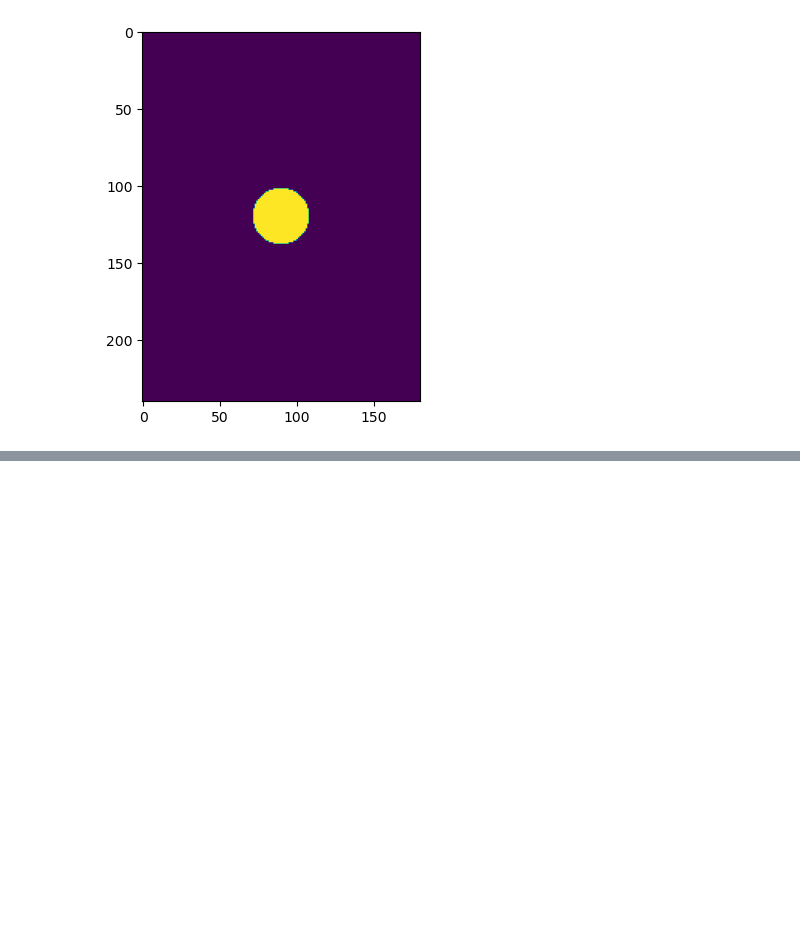
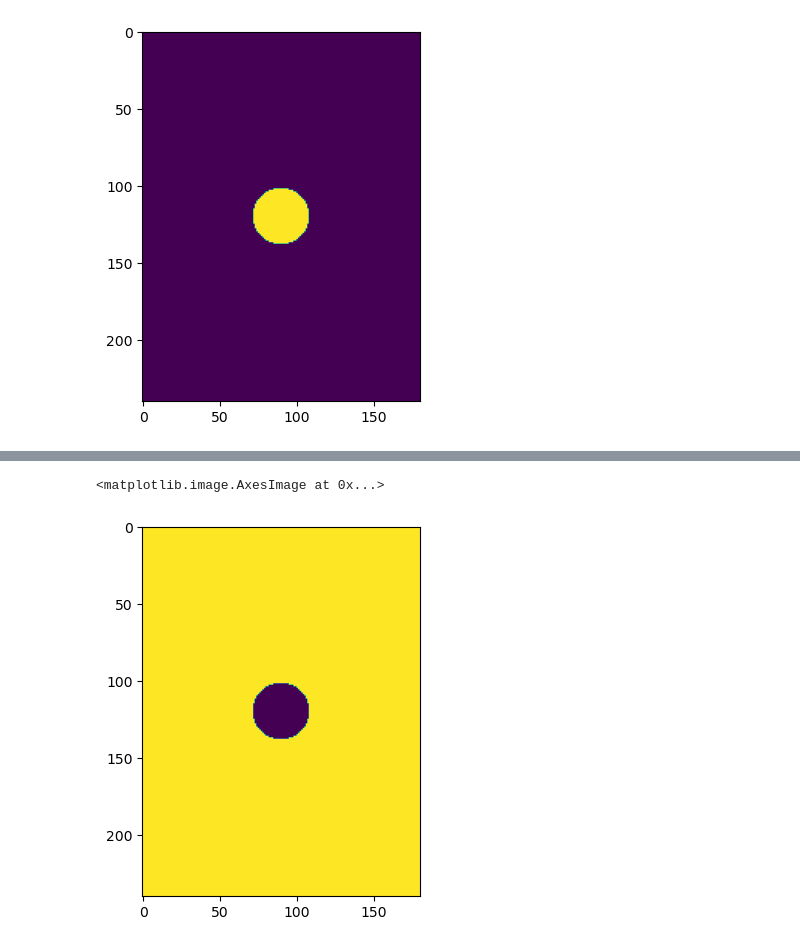
Before and after one commit to amarcozzi/bandy-circles, a Jupyter notebook: src/generate_bdf_files.ipynb, the cells around one changed output, grey strips where cells are left out. Drawn from its saved outputs; the diff is of its cells as text; code cells hidden in the pictures; blank space fills up the shorter version.

```diff
--- a/src/generate_bdf_files.ipynb
+++ b/src/generate_bdf_files.ipynb
@@ -54,0 +81,6 @@ inside_circle.shape
+# %%
+ControlMass = 0.5  # kg/m^3
+
+control_array = np.ones((NY, NX)) * ControlMass
+control_array *= ~inside_circle
+control_array
@@ -54,0 +111,5 @@ inside_circle.shape
+# %%
+plt.imshow(control_array)
+# %% [output]
+<matplotlib.image.AxesImage at 0x...>
+[figure, added]
```
Also changed, not shown: parts of 15 cells of this notebook, 2 other files.
